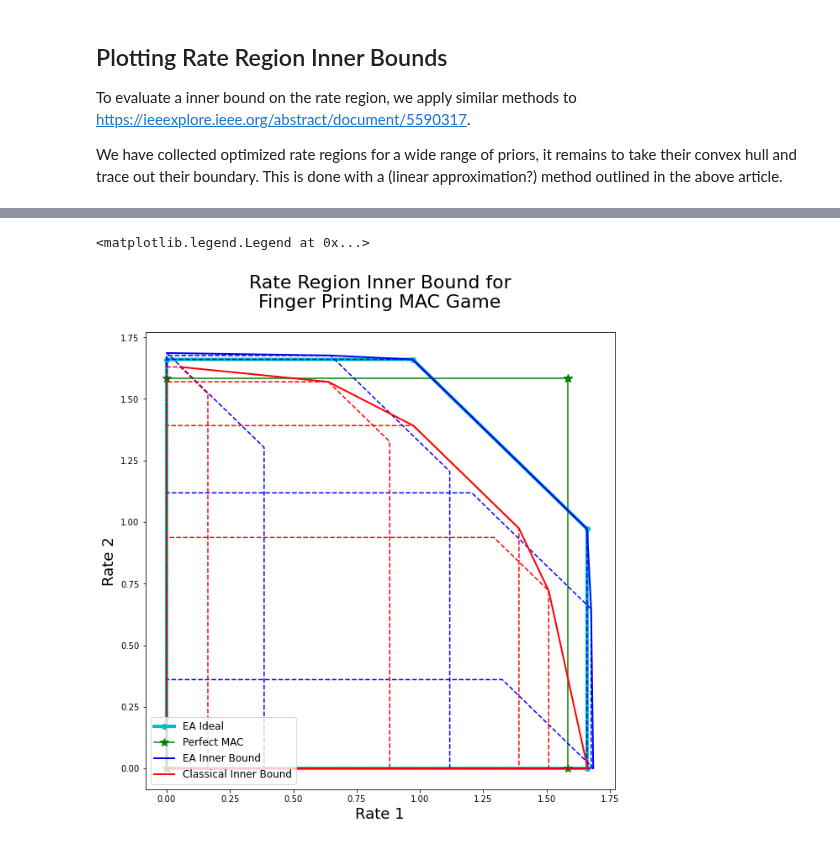
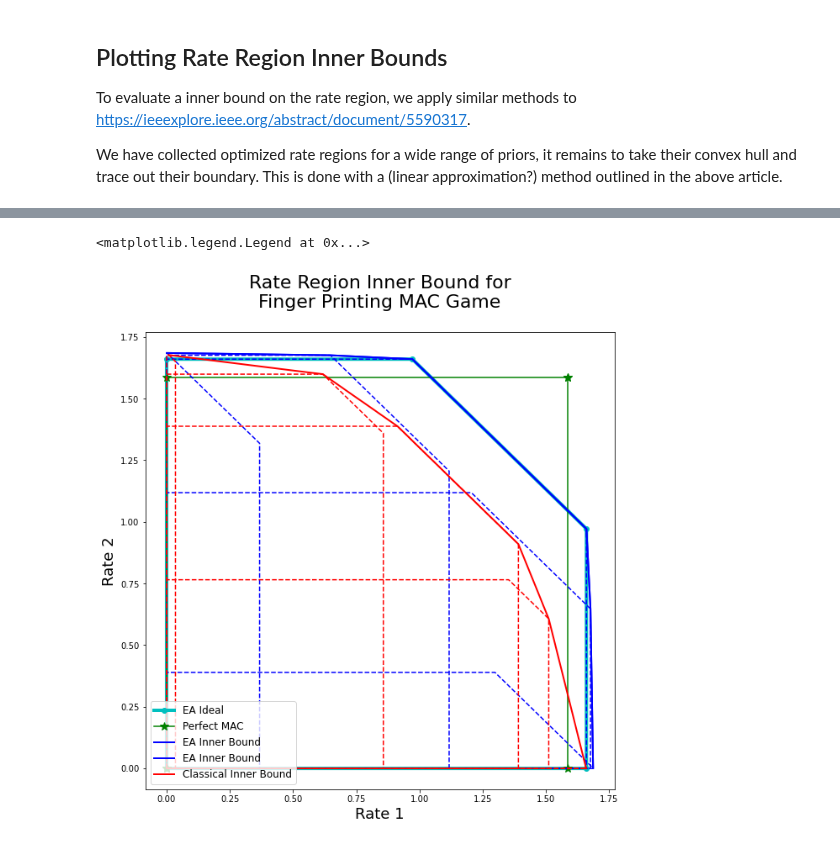
Before and after one commit to ChitambarLab/nonclassicality-in-quantum-communication-networks-supplemental-code, a Jupyter notebook: notebook/mutual_info_ea_finger_printing_mac_game.ipynb, the cells around one changed output, grey strips where cells are left out. Drawn from its saved outputs; the diff is of its cells as text; code cells hidden in the pictures.

```diff
--- a/notebook/mutual_info_ea_finger_printing_mac_game.ipynb
+++ b/notebook/mutual_info_ea_finger_printing_mac_game.ipynb
@@ -194,14 +194,20 @@ P_perfect_mac = np.array([
 perfect_priors = np.array(
     [1,0,0,1,0,1,1,0,0,1,1,0,0,1,1,0,1,0,0,1,0,1,1,0,0,1,1,0,0,1,1,0,1,0,0,1]
 )/18
+perfect_priors = np.array(
+    [1,0,0,1,0,1,1,0,0,1,1,0,0,1,1,0,1,0,0,1,0,1,1,0,0,0,0,0,0,0,0,0,0,0,0,0]#,0,1,1,0,0,1,1,0,1,0,0,1]
+)/12
 
 perfect_rate_tuple = mac_game_rate_tuple(P_perfect_mac, perfect_priors)
 
 r1_vals, r2_vals = rate_region_vertices(perfect_rate_tuple)
+plt.plot(r1_vals, r2_vals,"r-")
 
-plt.plot(r1_vals, r2_vals,"b-")
+
 plt.title("Perfect Winning Finger Printing Rate Region")
 plt.xlabel("Rate 1")
 plt.ylabel("Rate 2")
+
+plt.plot([np.log2(3)],[np.log2(3)], "r-x")
 plt.show()
 # %% [output]
@@ -556,6 +562,6 @@ ea_R1_vals, ea_R2_vals, ea_opt_rate_tuples, ea_opt_priors = rate_region_inner_bo
     ea_rate_tuples, ea_priors_list, theta_scan=np.arange(0,1.001,0.001)
 )
 cl_R1_vals, cl_R2_vals, cl_opt_rate_tuples, cl_opt_priors = rate_region_inner_bound(
-    cl_rate_tuples, ea_priors_list, theta_scan=np.arange(0,1.001,0.001)
+    cl_rate_tuples, cl_priors_list, theta_scan=np.arange(0,1.001,0.001)
 )
 # %% [output]
@@ -574,6 +580,7 @@ plt.plot(r1_vals, r2_vals,"c.-",linewidth=4, markersize=12, label="EA Ideal")
 r1_vals, r2_vals = rate_region_vertices(perfect_rate_tuple)
 plt.plot(r1_vals, r2_vals,"g*-",label="Perfect MAC", markersize=10)
 
+plt.plot(ea_R1_vals, ea_R2_vals, "b-", linewidth=2, label="EA Inner Bound")
 
 ea_unique_rate_tuples = np.unique(ea_opt_rate_tuples, axis=0)
 for r_tuple in ea_unique_rate_tuples:
@@ -631,2 +638,2 @@ Wall time: 60.4 ms
 <matplotlib.legend.Legend at 0x...>
-[figure, old version]
+[figure, new version]
```
Also changed, not shown: parts of 9 cells of this notebook, 4 other files.
